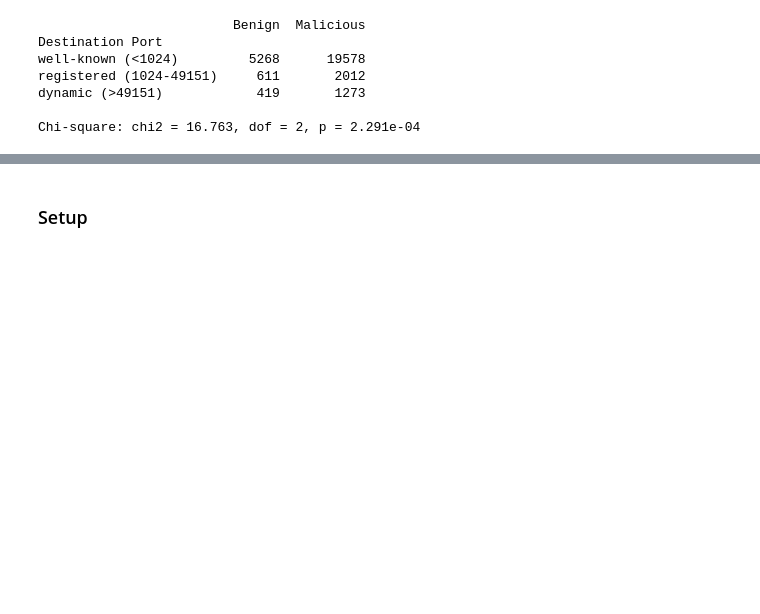
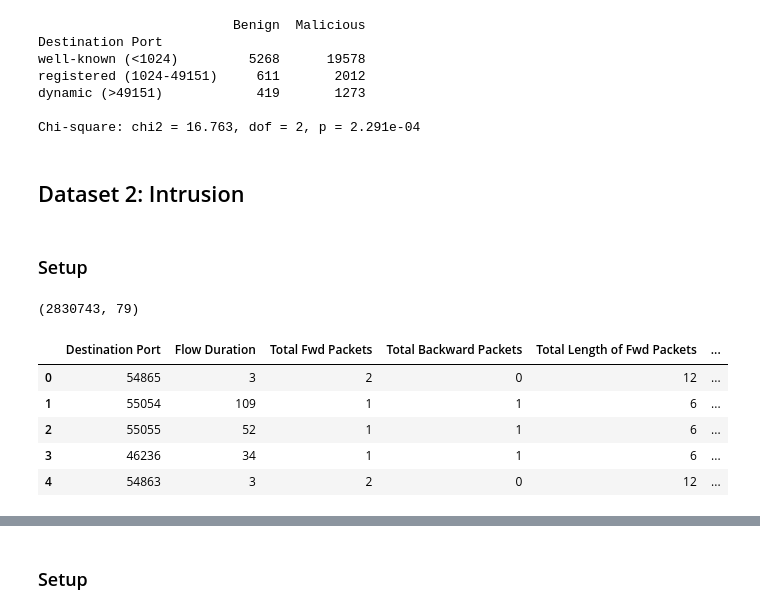
Before and after one commit to stefanie-the-engineer/bu-dx699-homework-14-smkenyon, a Jupyter notebook: OMDS-ModB2-Week14-Kenyon-Stefanie.ipynb, the cells around one changed output, grey strips where cells are left out. Cells and saved outputs as stored; diff of their text form; code cells hidden in the pictures; blank space fills up the shorter version.

```diff
--- a/OMDS-ModB2-Week14-Kenyon-Stefanie.ipynb
+++ b/OMDS-ModB2-Week14-Kenyon-Stefanie.ipynb
@@ -323,3 +326,51 @@ registered (1024-49151)     611       2012
 dynamic (>49151)            419       1273
 
 Chi-square: chi2 = 16.763, dof = 2, p = 2.291e-04
+# %% [markdown]
+## Dataset 2: Intrusion
+# %% [markdown]
+### Setup
+# %%
+# Load the dataset
+
+# Load and combine the datasets
+files = [
+    "network_traffic_1.csv",
+    "network_traffic_2.csv",
+    "network_traffic_3.csv",
+    "network_traffic_4.csv",
+    "network_traffic_5.csv",
+    "network_traffic_6.csv",
+    "network_traffic_7.csv",
+    "network_traffic_8.csv"
+]
+
+# First read in as string to accommodate special character in Label column
+dfs = []
+for f in files:
+    df = pd.read_csv(f, encoding="latin1", dtype=str)
+    df.columns = df.columns.str.strip()  # source CSVs have inconsistent leading spaces in headers
+    dfs.append(df)
+
+intrusion_df = pd.concat(dfs, ignore_index=True)
+
+# Convert numeric columns to numbers
+numeric_candidates = [c for c in intrusion_df.columns if c != 'Label']
+intrusion_df[numeric_candidates] = intrusion_df[numeric_candidates].apply(pd.to_numeric, errors='coerce')
+
+# Infinity parses to np.inf rather than NaN — if you want those treat as missing/dropped like NaN
+intrusion_df[numeric_candidates] = intrusion_df[numeric_candidates].replace([np.inf, -np.inf], np.nan)
+
+print(intrusion_df.shape)
+# %% [output]
+(2830743, 79)
+# %%
+# Print the dataset
+intrusion_df.head()
+# %% [output]
+|  | Destination Port | Flow Duration | Total Fwd Packets | Total Backward Packets | Total Length of Fwd Packets | ... |
+| 0 | 54865 | 3 | 2 | 0 | 12 | ... |
+| 1 | 55054 | 109 | 1 | 1 | 6 | ... |
+| 2 | 55055 | 52 | 1 | 1 | 6 | ... |
+| 3 | 46236 | 34 | 1 | 1 | 6 | ... |
+| 4 | 54863 | 3 | 2 | 0 | 12 | ... |
```
Also changed, not shown: parts of 25 cells of this notebook.
